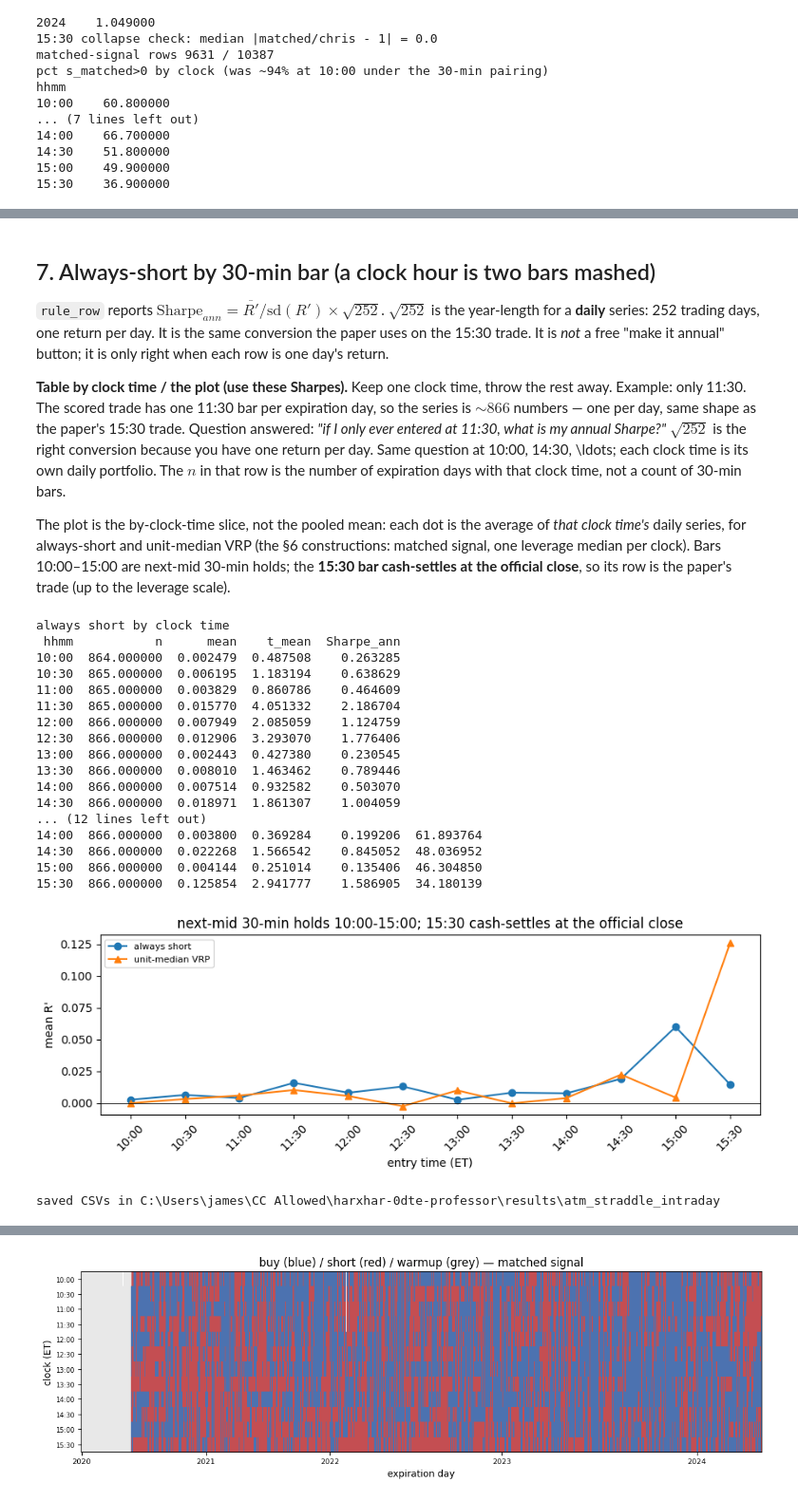
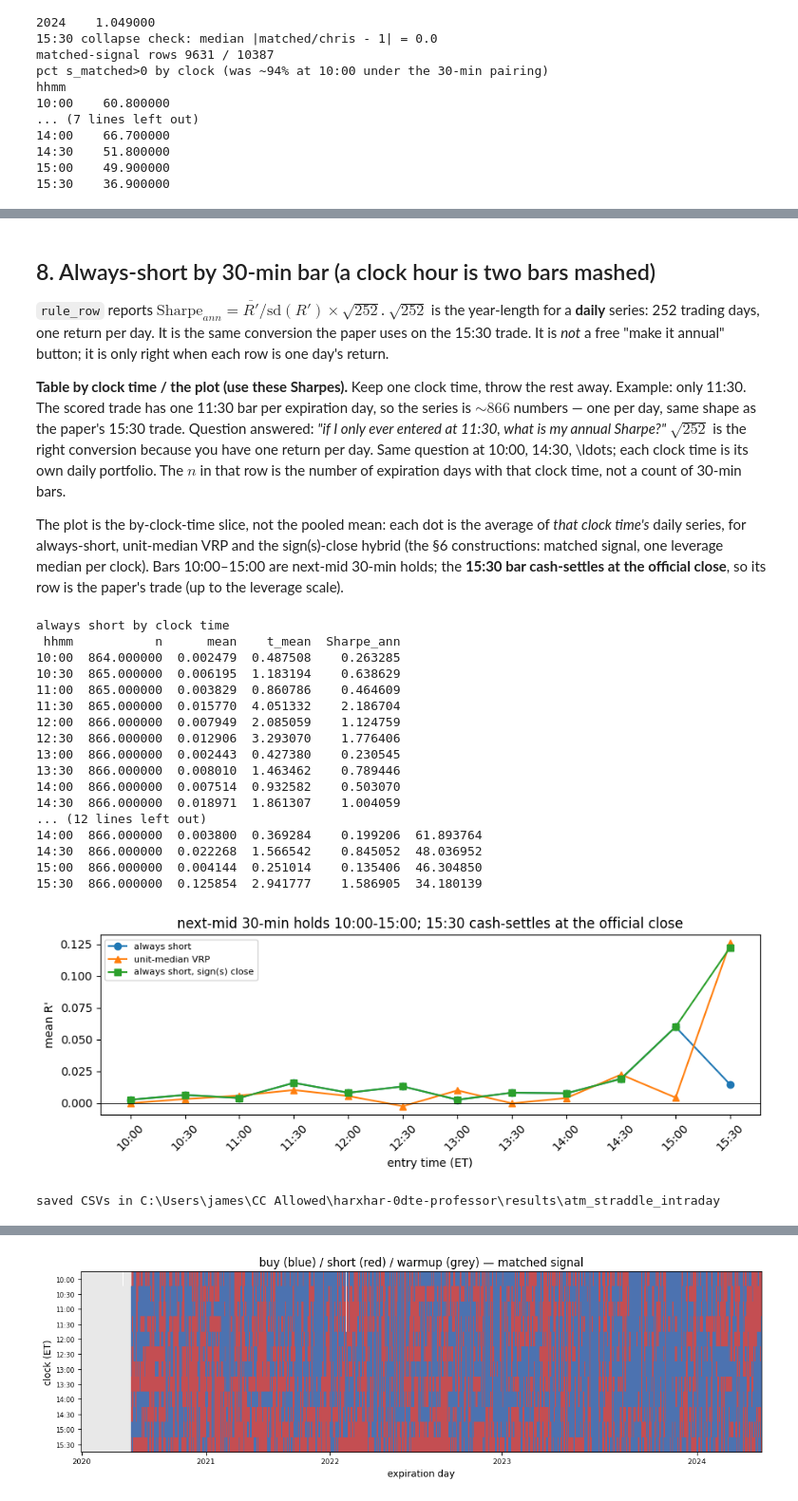
Before and after one commit to jamesdchen/harxhar-clean, a Jupyter notebook: notebooks/atm_straddle_intraday.ipynb, the cells around one changed output, grey strips where cells are left out. Shown at 95% size. Saved outputs shown, nothing was run; the diff lists cells and outputs as text; code cells hidden in the pictures.

```diff
--- a/notebooks/atm_straddle_intraday.ipynb
+++ b/notebooks/atm_straddle_intraday.ipynb
@@ -762,6 +751,10 @@ q = {
     "unit-median VRP": um_m,
     "always short, unit-median close": pd.Series(
         np.where(work["hhmm"] == "15:30", um_m.to_numpy(), -1.0),
+        index=work.index,
+    ),
+    "always short, sign(s) close": pd.Series(
+        np.where(work["hhmm"] == "15:30", pos_m.fillna(0.0).to_numpy(), -1.0),
         index=work.index,
     ),
 }
@@ -810,5 +991,5 @@ always short, unit-median close  10387.000000  866.000000  0.022655    0.271726
 # %% [markdown]
-## 7. Always-short by 30-min bar (a clock hour is two bars mashed)
+## 8. Always-short by 30-min bar (a clock hour is two bars mashed)
 
 `rule_row` reports
 $\mathrm{Sharpe}_{ann}=\overline{R'}/\mathrm{sd}(R')\times\sqrt{252}$.
@@ -830,8 +1011,8 @@ clock time, not a count of 30-min bars.
 
 The plot is the by-clock-time slice, not the pooled mean: each
 dot is the average of *that clock time's* daily series, for
-always-short and unit-median VRP (the §6 constructions: matched
-signal, one leverage median per clock). Bars 10:00–15:00 are
+always-short, unit-median VRP and the sign(s)-close hybrid (the §6
+constructions: matched signal, one leverage median per clock). Bars 10:00–15:00 are
 next-mid 30-min holds; the **15:30 bar cash-settles at the official
 close**, so its row is the paper's trade (up to the leverage scale).
 # %%
@@ -862,38 +1043,38 @@ htab = pd.DataFrame(hour_rows)
 htab.to_csv(OUT / "rule_by_entry_hour.csv", index=False)
 
 fig, ax = plt.subplots(figsize=(9, 3.4))
-for rule, marker in (("always short", "o"), ("unit-median VRP", "^")):
+for rule, marker in (("always short", "o"), ("unit-median VRP", "^"), ("always short, sign(s) close", "s")):
     sub = stab[stab["rule"] == rule]
     ax.plot(sub["hhmm"], sub["mean"], marker=marker, label=rule)
 ax.axhline(0, color="k", lw=0.6)
 ax.set_xlabel("entry time (ET)")
 ax.set_ylabel("mean R'")
 ax.set_title("next-mid 30-min holds 10:00-15:00; 15:30 cash-settles at the official close")
 ax.tick_params(axis="x", rotation=45)
 ax.legend(fontsize=8)
 fig.tight_layout()
 fig.savefig(OUT / "mean_by_entry_hhmm_as.png", dpi=120, bbox_inches="tight")
 display(fig)
 plt.close(fig)
 print("saved CSVs in", OUT)
 # %% [output]
 always short by clock time
  hhmm           n      mean    t_mean  Sharpe_ann
 10:00  864.000000  0.002479  0.487508    0.263285
 10:30  865.000000  0.006195  1.183194    0.638629
 11:00  865.000000  0.003829  0.860786    0.464609
 11:30  865.000000  0.015770  4.051332    2.186704
 12:00  866.000000  0.007949  2.085059    1.124759
 12:30  866.000000  0.012906  3.293070    1.776406
 13:00  866.000000  0.002443  0.427380    0.230545
 13:30  866.000000  0.008010  1.463462    0.789446
 14:00  866.000000  0.007514  0.932582    0.503070
 14:30  866.000000  0.018971  1.861307    1.004059
 ... (12 lines left out)
 14:00  866.000000  0.003800  0.369284    0.199206  61.893764
 14:30  866.000000  0.022268  1.566542    0.845052  48.036952
 15:00  866.000000  0.004144  0.251014    0.135406  46.304850
 15:30  866.000000  0.125854  2.941777    1.586905  34.180139
-[figure, old version]
+[figure, new version]
 saved CSVs in C:\Users\james\CC Allowed\harxhar-0dte-professor\results\atm_straddle_intraday
 # %% [markdown]
```
Also changed, not shown: parts of 10 cells of this notebook, 7 other files.
